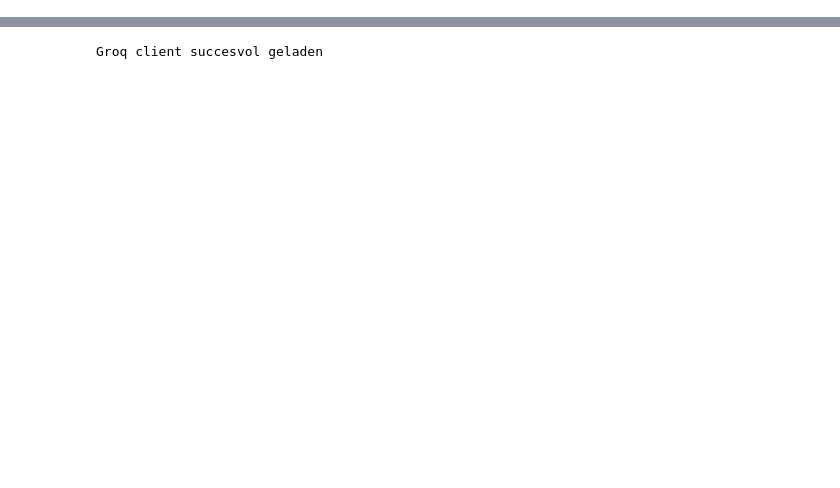
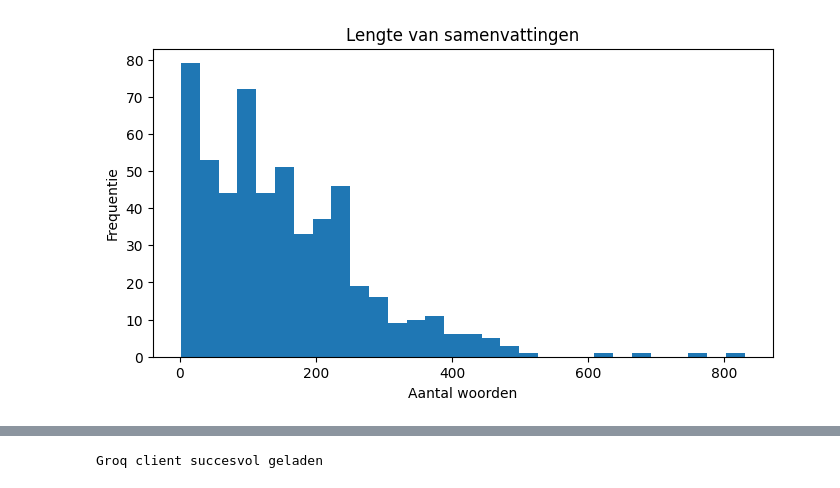
Before and after one commit to mattyonaize/GenAI-Portfolio2, a Jupyter notebook: titelgeneratie_pipeline.ipynb, the cells around one changed output, grey strips where cells are left out. Cells and saved outputs as stored; diff of their text form; code cells hidden in the pictures; blank space fills up the shorter version.

Commit message:
Markdowns verbeterd + visualisaties toegevoegd

```diff
--- a/titelgeneratie_pipeline.ipynb
+++ b/titelgeneratie_pipeline.ipynb
@@ -437,0 +196,21 @@ trainer = Seq2SeqTrainer(
+# %%
+df["abstract_length"] = (
+    df["abstract"]
+    .str.split()
+    .str.len()
+)
+
+plt.figure(figsize=(8,4))
+
+plt.hist(
+    df["abstract_length"],
+    bins=30
+)
+
+plt.title("Lengte van samenvattingen")
+plt.xlabel("Aantal woorden")
+plt.ylabel("Frequentie")
+
+plt.show()
+# %% [output]
+[figure, added]
```
Also changed, not shown: parts of 92 cells of this notebook, 2 other files.
